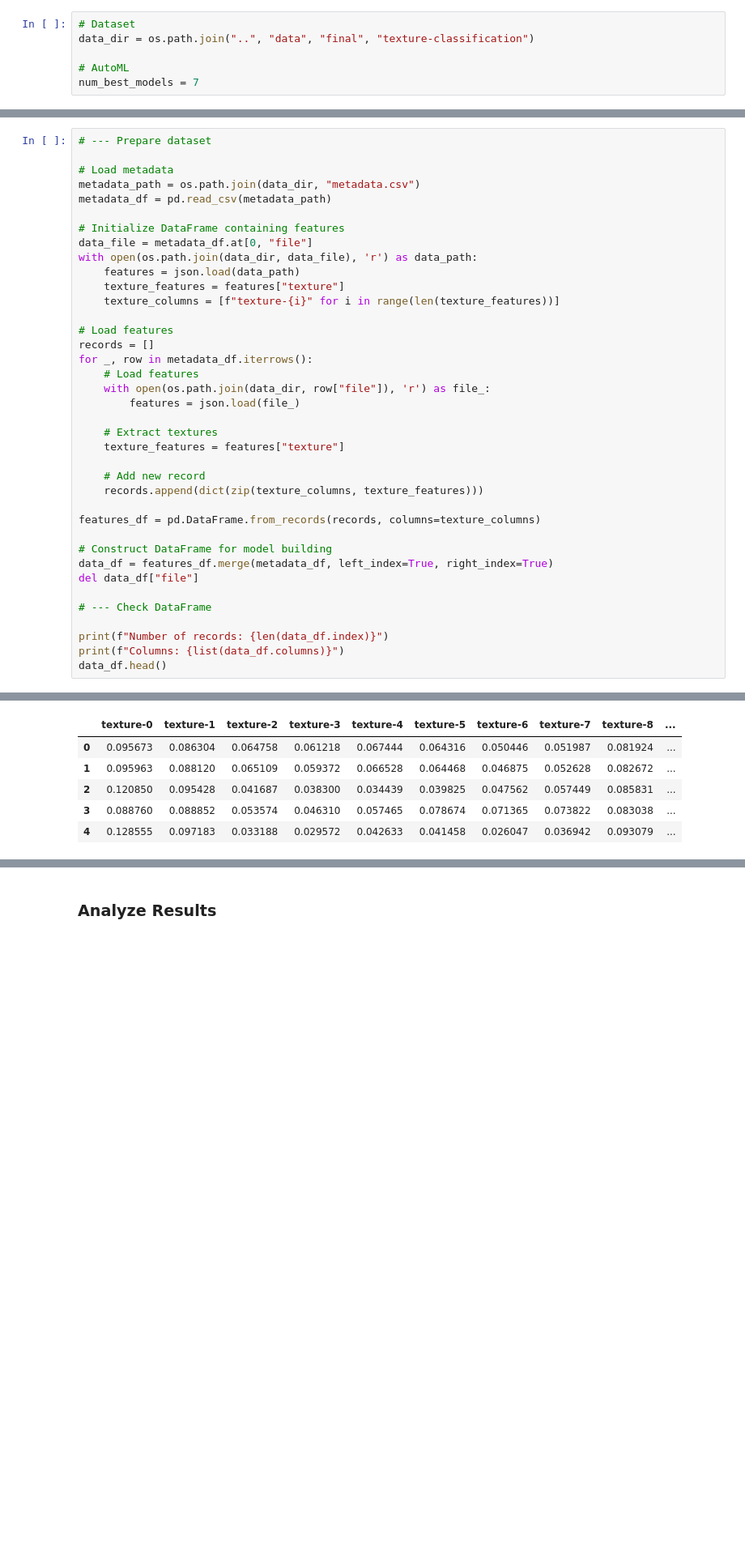
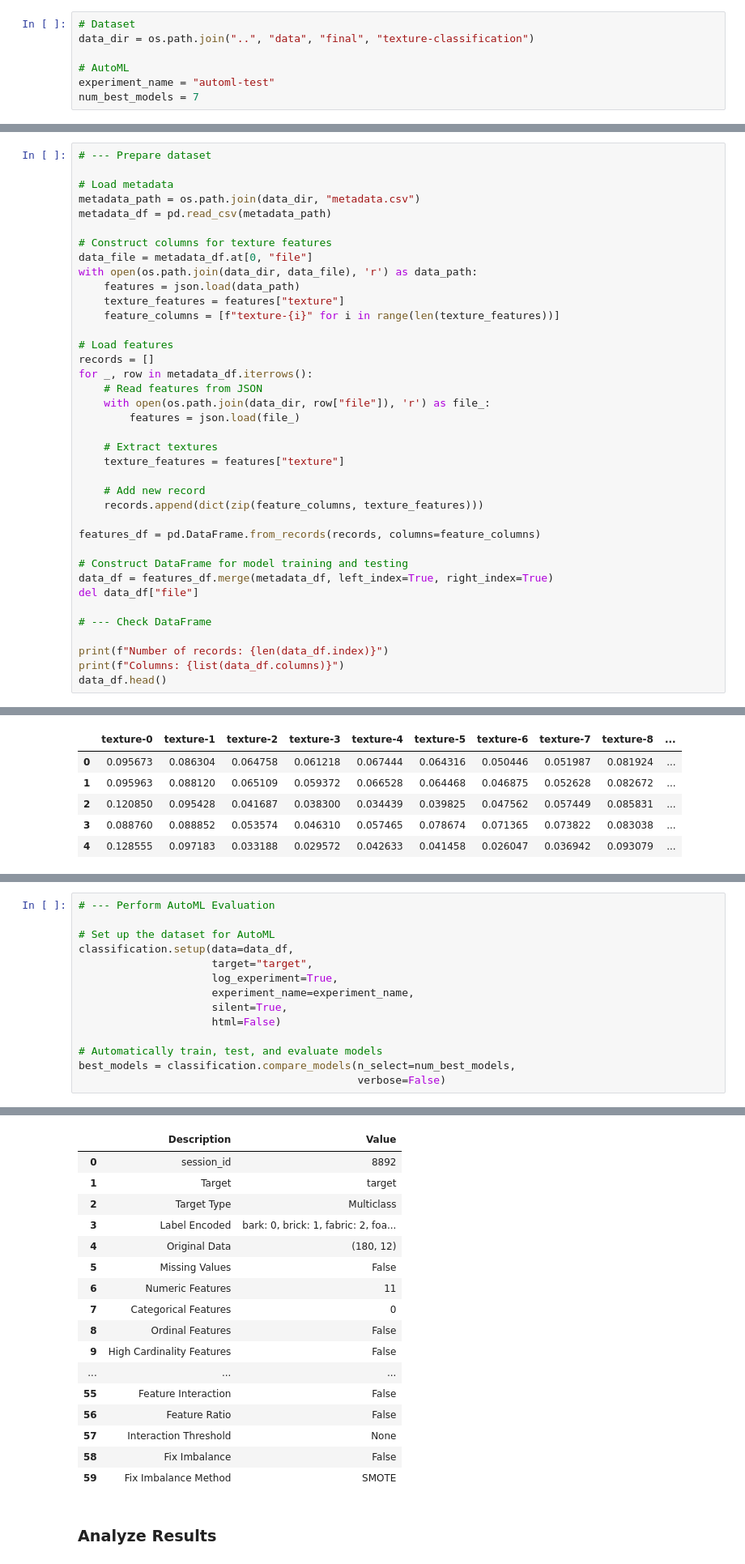
Before and after one commit to velexi-research/DermaML, a Jupyter notebook: notebooks/2022-08-23-KC-AutoML_Experiments.ipynb, the cells around one changed output, grey strips where cells are left out. Shown at 81% size. Cells and saved outputs as stored; diff of their text form; blank space fills up the shorter version.

Commit message:
Polish AutoML notebook.

```diff
--- a/notebooks/2022-08-23-KC-AutoML_Experiments.ipynb
+++ b/notebooks/2022-08-23-KC-AutoML_Experiments.ipynb
@@ -46,6 +45,7 @@ from pycaret import classification
 data_dir = os.path.join("..", "data", "final", "texture-classification")
 
 # AutoML
+experiment_name = "automl-test"
 num_best_models = 7
 # %% [markdown]
 ### Prepare Data
@@ -56,17 +56,17 @@ num_best_models = 7
 metadata_path = os.path.join(data_dir, "metadata.csv")
 metadata_df = pd.read_csv(metadata_path)
 
-# Initialize DataFrame containing features
+# Construct columns for texture features
 data_file = metadata_df.at[0, "file"]
 with open(os.path.join(data_dir, data_file), 'r') as data_path:
     features = json.load(data_path)
     texture_features = features["texture"]
-    texture_columns = [f"texture-{i}" for i in range(len(texture_features))]
+    feature_columns = [f"texture-{i}" for i in range(len(texture_features))]
 
 # Load features
 records = []
 for _, row in metadata_df.iterrows():
-    # Load features
+    # Read features from JSON
     with open(os.path.join(data_dir, row["file"]), 'r') as file_:
         features = json.load(file_)
 
@@ -74,11 +74,11 @@ for _, row in metadata_df.iterrows():
     texture_features = features["texture"]
 
     # Add new record
-    records.append(dict(zip(texture_columns, texture_features)))
+    records.append(dict(zip(feature_columns, texture_features)))
 
-features_df = pd.DataFrame.from_records(records, columns=texture_columns)
+features_df = pd.DataFrame.from_records(records, columns=feature_columns)
 
-# Construct DataFrame for model building
+# Construct DataFrame for model training and testing
 data_df = features_df.merge(metadata_df, left_index=True, right_index=True)
 del data_df["file"]
 
@@ -133,0 +101,15 @@ Setup Succesfully Completed!
+# %%
+# --- Perform AutoML Evaluation
+
+# Set up the dataset for AutoML
+classification.setup(data=data_df,
+                     target="target",
+                     log_experiment=True,
+                     experiment_name=experiment_name,
+                     silent=True,
+                     html=False)
+
+# Automatically train, test, and evaluate models
+best_models = classification.compare_models(n_select=num_best_models,
+                                            verbose=False)
+# %% [output]
@@ -134,3 +117,20 @@ Setup Succesfully Completed!
+|  | Description | Value |
+| 0 | session_id | 8892 |
+| 1 | Target | target |
+| 2 | Target Type | Multiclass |
+| 3 | Label Encoded | bark: 0, brick: 1, fabric: 2, foa... |
+| 4 | Original Data | (180, 12) |
+| 5 | Missing Values | False |
+| 6 | Numeric Features | 11 |
+| 7 | Categorical Features | 0 |
+| 8 | Ordinal Features | False |
+| 9 | High Cardinality Features | False |
+| ... | ... | ... |
+| 55 | Feature Interaction | False |
+| 56 | Feature Ratio | False |
+| 57 | Interaction Threshold | None |
+| 58 | Fix Imbalance | False |
+| 59 | Fix Imbalance Method | SMOTE |
 # %% [markdown]
 ### Analyze Results
 # %%
```
Also changed, not shown: parts of 8 cells of this notebook.
